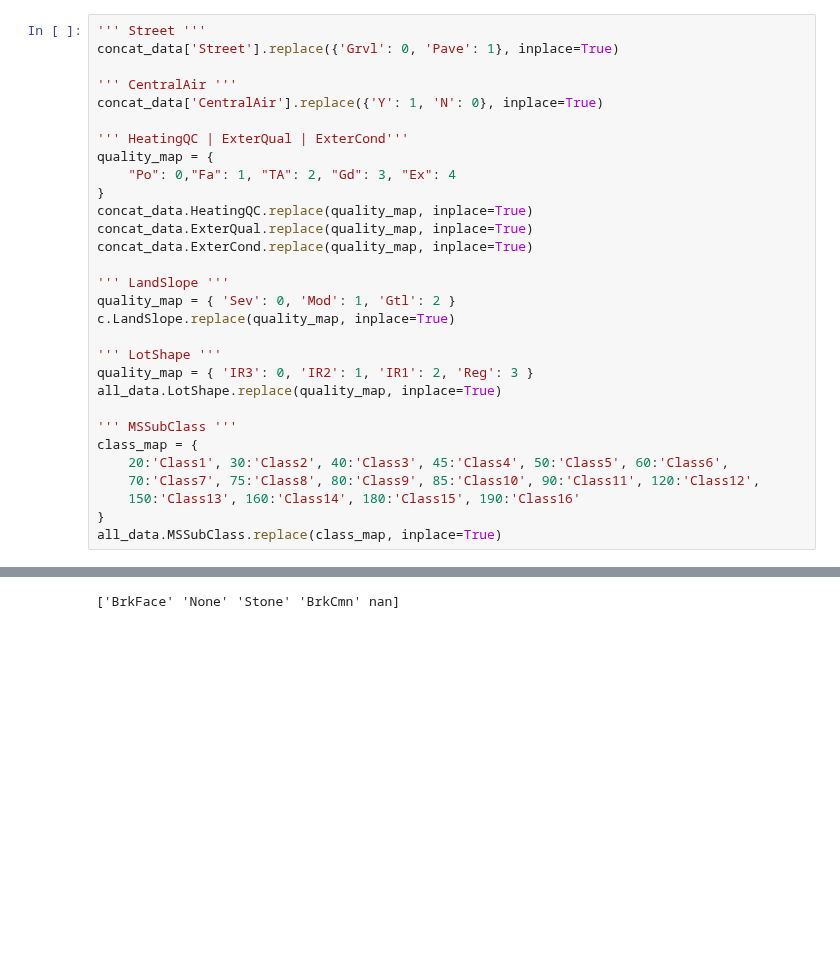
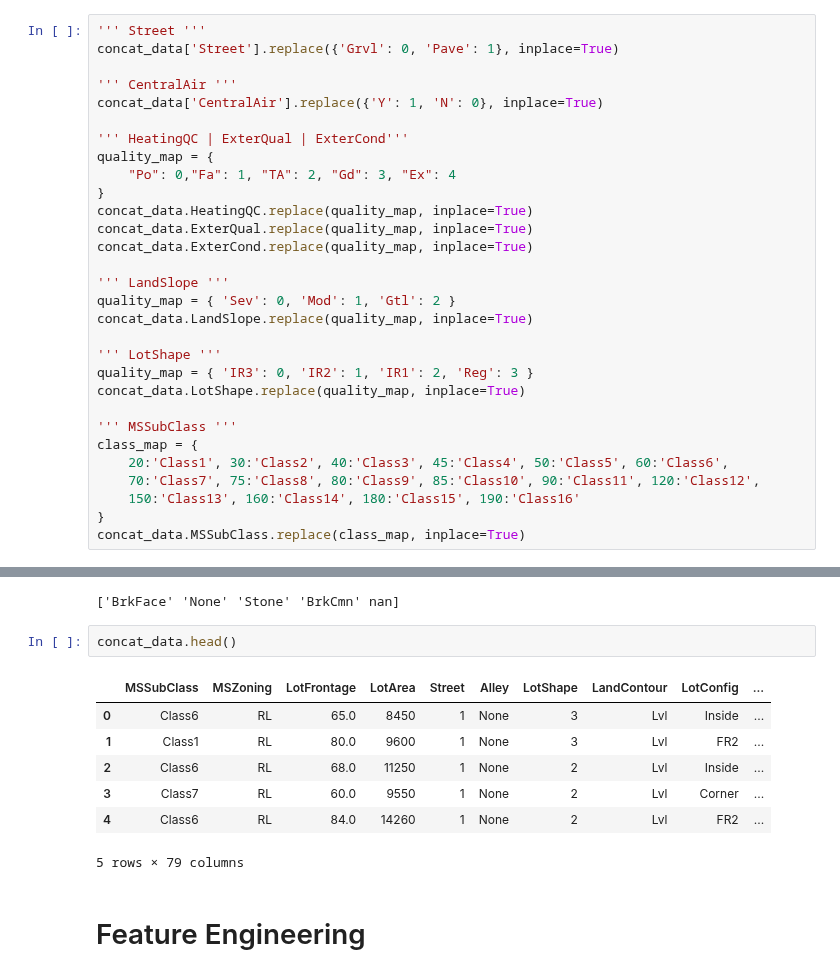
Before and after one commit to Blizter/regression-techniques, a Jupyter notebook: notebooks/variables_processing.ipynb, the cells around one changed output, grey strips where cells are left out. Cells and saved outputs as stored; diff of their text form; blank space fills up the shorter version.

```diff
--- a/notebooks/variables_processing.ipynb
+++ b/notebooks/variables_processing.ipynb
@@ -254,11 +254,11 @@ concat_data.ExterCond.replace(quality_map, inplace=True)
 
 ''' LandSlope '''
 quality_map = { 'Sev': 0, 'Mod': 1, 'Gtl': 2 }
-c.LandSlope.replace(quality_map, inplace=True)
+concat_data.LandSlope.replace(quality_map, inplace=True)
 
 ''' LotShape '''
 quality_map = { 'IR3': 0, 'IR2': 1, 'IR1': 2, 'Reg': 3 }
-all_data.LotShape.replace(quality_map, inplace=True)
+concat_data.LotShape.replace(quality_map, inplace=True)
 
 ''' MSSubClass '''
 class_map = {
@@ -266,7 +266,7 @@ class_map = {
     70:'Class7', 75:'Class8', 80:'Class9', 85:'Class10', 90:'Class11', 120:'Class12',
     150:'Class13', 160:'Class14', 180:'Class15', 190:'Class16'
 }
-all_data.MSSubClass.replace(class_map, inplace=True)
+concat_data.MSSubClass.replace(class_map, inplace=True)
 # %% [markdown]
 ## Quantitative Variables
 
@@ -363,3 +363,15 @@ median_val = concat_data.MasVnrArea.median()     # 0
 concat_data['MasVnrArea'].fillna(median_val, inplace=True)
 # %% [output]
 ['BrkFace' 'None' 'Stone' 'BrkCmn' nan]
+# %%
+concat_data.head()
+# %% [output]
+|  | MSSubClass | MSZoning | LotFrontage | LotArea | Street | Alley | LotShape | LandContour | LotConfig | ... |
+| 0 | Class6 | RL | 65.0 | 8450 | 1 | None | 3 | Lvl | Inside | ... |
+| 1 | Class1 | RL | 80.0 | 9600 | 1 | None | 3 | Lvl | FR2 | ... |
+| 2 | Class6 | RL | 68.0 | 11250 | 1 | None | 2 | Lvl | Inside | ... |
+| 3 | Class7 | RL | 60.0 | 9550 | 1 | None | 2 | Lvl | Corner | ... |
+| 4 | Class6 | RL | 84.0 | 14260 | 1 | None | 2 | Lvl | FR2 | ... |
+5 rows × 79 columns
+# %% [markdown]
+# Feature Engineering
```
Also changed, not shown: parts of 15 cells of this notebook.
